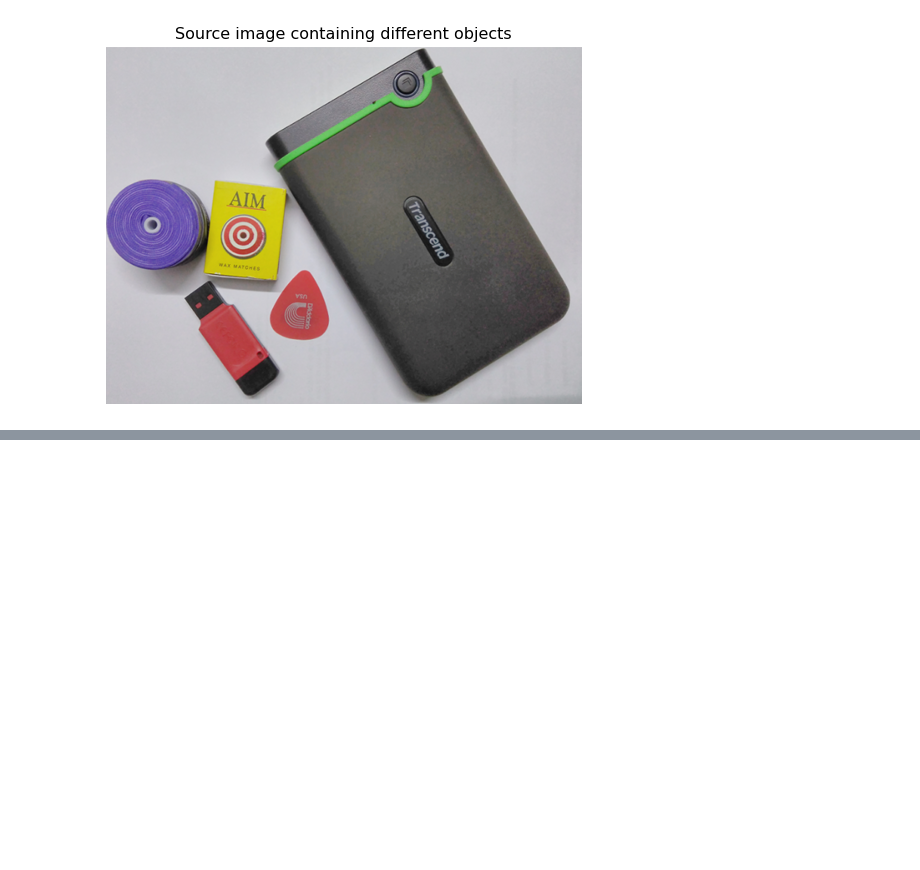
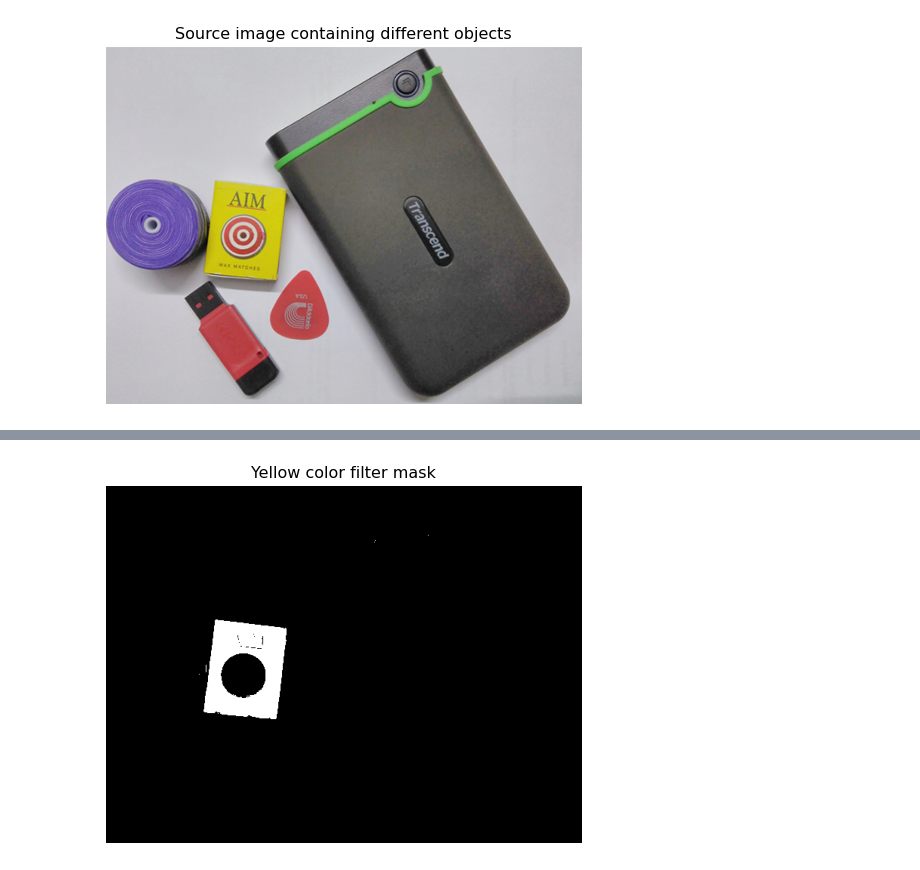
Before and after one commit to shahzadahsan97/Object_recognition_using_feature_matching, a Jupyter notebook: ORUFM.ipynb, the cells around one changed output, grey strips where cells are left out. Saved outputs shown, nothing was run; the diff lists cells and outputs as text; code cells hidden in the pictures; blank space fills up the shorter version.

Commit message:
chnage color from BGR to HSV

```diff
--- a/ORUFM.ipynb
+++ b/ORUFM.ipynb
@@ -24,0 +29,14 @@ show_image(src_img, 'Source image containing different objects', 'RGB')
+# %%
+# Change colorspace from BGR to HSV
+src_img_hsv = cv2.cvtColor(src_img, cv2.COLOR_BGR2HSV)
+
+# Define limits of yellow HSV values
+yellow_lower = np.array([16, 100, 100])
+yellow_upper = np.array([45, 255, 255])
+
+# Filter the image and get the mask
+mask = cv2.inRange(src_img_hsv, yellow_lower, yellow_upper)
+
+show_image(mask, 'Yellow color filter mask', 'gray')
+# %% [output]
+[figure, added]
```
Also changed, not shown: parts of 1 cell of this notebook.
